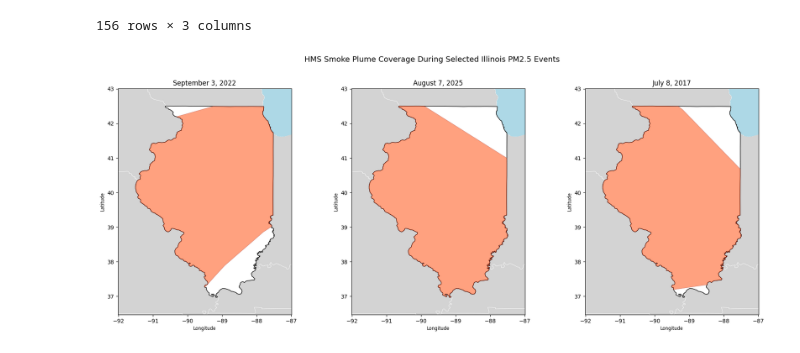
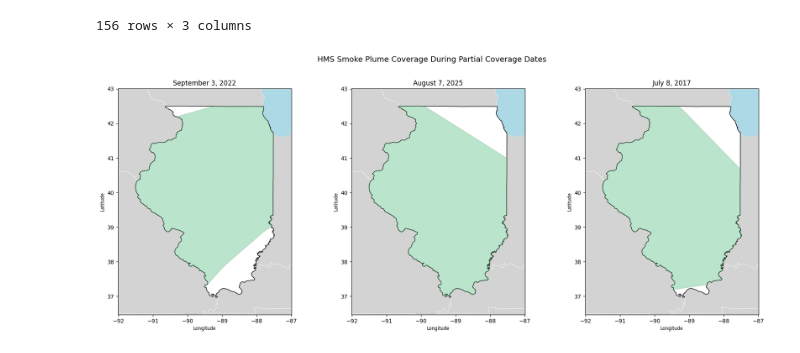
Before and after one commit to brietteshea/ATMS-596-Capstone-Project, a Jupyter notebook: 02_Smoke_Data_Processing.ipynb, the cells around one changed output. Drawn from its saved outputs; the diff is of its cells as text; code cells hidden in the pictures.

```diff
--- a/02_Smoke_Data_Processing.ipynb
+++ b/02_Smoke_Data_Processing.ipynb
@@ -276,62 +281,49 @@ lake_michigan = lakes[lakes["name"] == "Lake Michigan"].copy()
 hms_50 = hms_50.to_crs(illinois.crs)
 states = states.to_crs(illinois.crs)
 # %%
-# Define event dates, pulled a couple examples from list above
-event_dates = ["2022-09-03", "2025-08-07", "2017-07-08"]
+## Define a couple of partial coverage dates, pulled in from list above
+partial_cov_dates = ["2022-09-03", "2025-08-07", "2017-07-08"]
 
-# Create figure with 3 panels
+## Create figure with 3 panels
 fig, axes = plt.subplots(1, 3, figsize=(18, 7))
 
-# Get Illinois bounds for consistent map extent
+## Get Illinois bounds for consistent map extent
 minx, miny, maxx, maxy = illinois.total_bounds
 
-for ax, event_date in zip(axes, event_dates):
+#### This specific looping line was developed with help from IA (ChatGPT) ####
+for ax, partial_cov_dates in zip(axes, partial_cov_dates):
 
-    # Filter HMS polygons for the event date
-    daily_smoke = hms_50[
-        pd.to_datetime(hms_50["date_local"]).dt.strftime("%Y-%m-%d")
-        == event_date
-    ]
+    ## Filter HMS polygons for the event date
+    daily_smoke = hms_50[pd.to_datetime(hms_50["date_local"]).dt.strftime("%Y-%m-%d")== partial_cov_dates]
 
-    # Plot all states in gray
-    states.plot(ax=ax, facecolor="lightgray", edgecolor="white",
-                linewidth=0.5)
+    ## Plot all states in gray
+    states.plot(ax=ax, facecolor="lightgray", edgecolor="white",linewidth=0.5)
 
-    # Plot Lake Michigan
-    lake_michigan.plot(ax=ax, facecolor="lightblue",
-                       edgecolor="lightblue", zorder=1)
+    ## Plot Lake Michigan
+    lake_michigan.plot(ax=ax, facecolor="lightblue",edgecolor="lightblue", zorder=1)
 
-    # Plot Illinois on top in white
-    illinois.plot(ax=ax, facecolor="white", edgecolor="black",
-                  linewidth=1, zorder=2)
+    ## Plot Illinois on top in white
+    illinois.plot(ax=ax, facecolor="white", edgecolor="black",linewidth=1, zorder=2)
 
-    # Plot HMS smoke polygons
-    if not daily_smoke.empty:
-        daily_smoke.plot(
-            ax=ax,
-            facecolor="orangered",
-            edgecolor="darkred",
-            linewidth=0.5,
-            alpha=0.5,
-            zorder=3
-        )
+    ## Plot HMS smoke polygons
+    daily_smoke.plot(ax=ax,facecolor="mediumseagreen",edgecolor="darkgreen",
+            alpha=0.35,linewidth=0.5,zorder=3)
 
-    # Apply consistent map extent
+    ## Apply consistent map extent
     ax.set_xlim(minx - 0.5, maxx + 0.5)
     ax.set_ylim(miny - 0.5, maxy + 0.5)
 
-    # Format panel
+    ## Format panel
     ax.set_xlabel("Longitude")
     ax.set_ylabel("Latitude")
-    ax.set_title(pd.to_datetime(event_date).strftime("%B %-d, %Y"))
+    ax.set_title(pd.to_datetime(partial_cov_dates).strftime("%B %-d, %Y"))
 
-    # Keep map proportions consistent
+    ## Keep map proportions consistent
     ax.set_aspect("equal")
 
-plt.suptitle("HMS Smoke Plume Coverage During Selected Illinois PM2.5 Events",
-             fontsize=14, y=1.02)
+plt.suptitle("HMS Smoke Plume Coverage During Partial Coverage Dates", fontsize=14, y=1.02)
 
 plt.tight_layout()
 plt.show()
 # %% [output]
-[figure, old version]
+[figure, new version]
```
Also changed, not shown: parts of 21 cells of this notebook.
